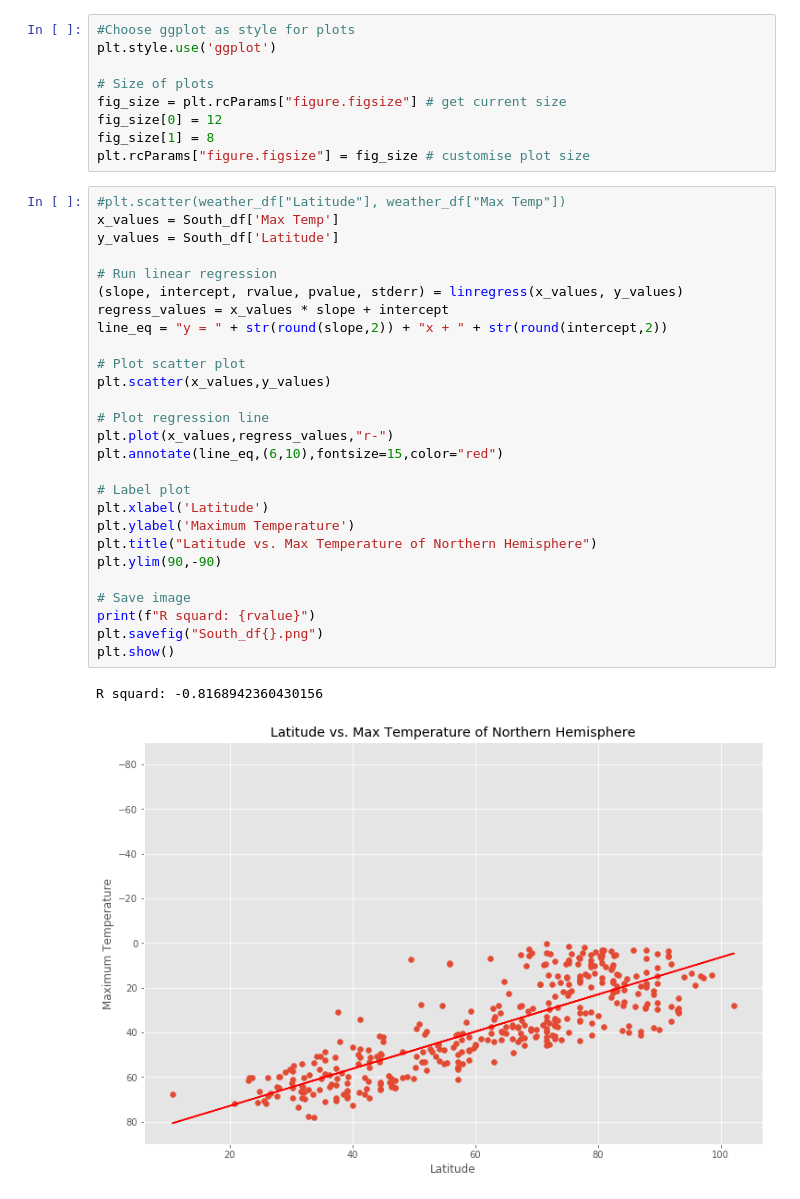
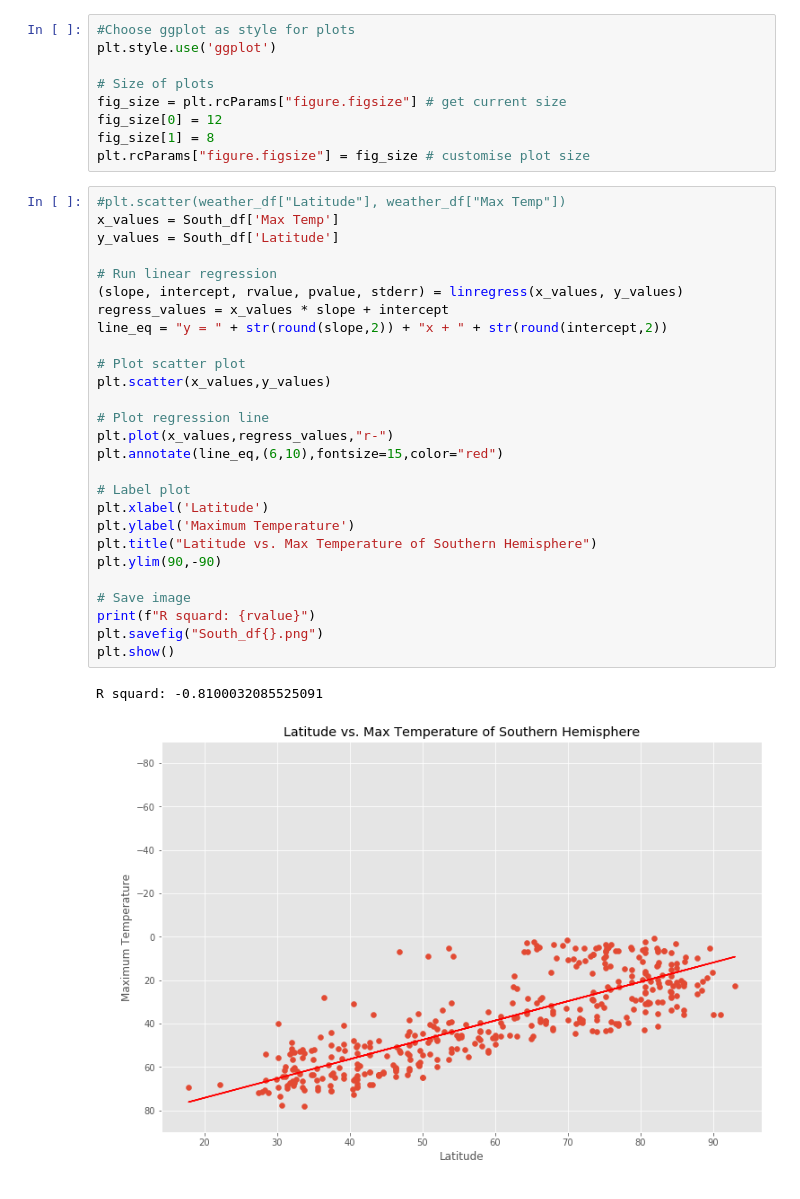
Before and after one commit to Gargipaul/Python_HW, a Jupyter notebook: Instructions/starter_code/WeatherPy.ipynb, the cells around one changed output. Cells and saved outputs as stored; diff of their text form.

```diff
--- a/Instructions/starter_code/WeatherPy.ipynb
+++ b/Instructions/starter_code/WeatherPy.ipynb
@@ -576,33 +576,33 @@ plt.rcParams["figure.figsize"] = fig_size # customise plot size
 # %%
 #plt.scatter(weather_df["Latitude"], weather_df["Max Temp"])
 x_values = South_df['Max Temp']
 y_values = South_df['Latitude']
 
 # Run linear regression
 (slope, intercept, rvalue, pvalue, stderr) = linregress(x_values, y_values)
 regress_values = x_values * slope + intercept
 line_eq = "y = " + str(round(slope,2)) + "x + " + str(round(intercept,2))
 
 # Plot scatter plot
 plt.scatter(x_values,y_values)
 
 # Plot regression line
 plt.plot(x_values,regress_values,"r-")
 plt.annotate(line_eq,(6,10),fontsize=15,color="red")
 
 # Label plot
 plt.xlabel('Latitude')
 plt.ylabel('Maximum Temperature')
-plt.title("Latitude vs. Max Temperature of Northern Hemisphere")
+plt.title("Latitude vs. Max Temperature of Southern Hemisphere")
 plt.ylim(90,-90)
 
 # Save image
 print(f"R squard: {rvalue}")
 plt.savefig("South_df{}.png")
 plt.show()
 # %% [output]
-R squard: -0.8168942360430156
+R squard: -0.8100032085525091
-[figure, old version]
+[figure, new version]
 # %%
 #plt.scatter(weather_df["Latitude"], weather_df["Max Temp"])
 x_values = South_df['Humidity']
```
Also changed, not shown: parts of 23 cells of this notebook, 5 other files.
